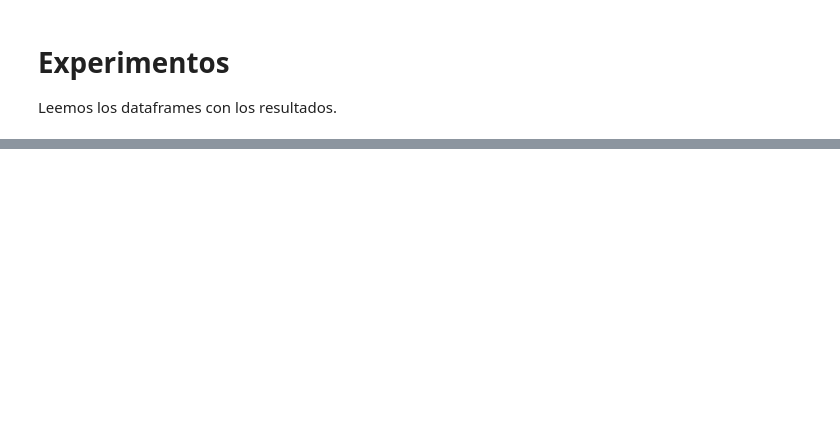
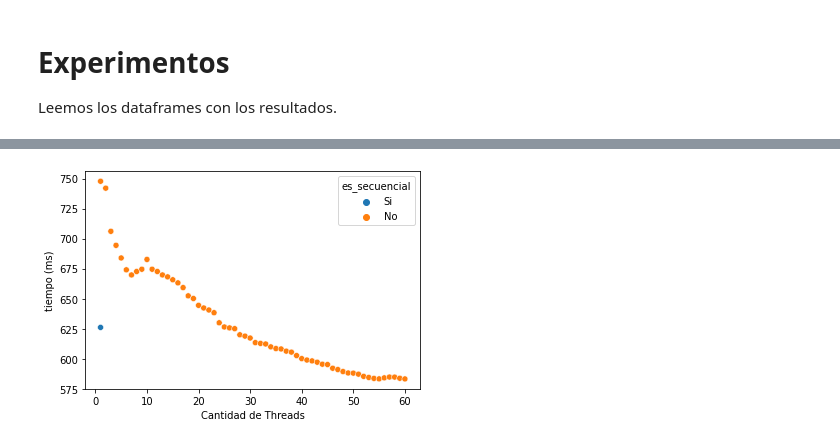
Before and after one commit to maltenzo/TalleresSistemas, a Jupyter notebook: tp/codigo/scripts/analisis.ipynb, the cells around one changed output, grey strips where cells are left out. Cells and saved outputs as stored; diff of their text form; code cells hidden in the pictures; blank space fills up the shorter version.

```diff
--- a/tp/codigo/scripts/analisis.ipynb
+++ b/tp/codigo/scripts/analisis.ipynb
@@ -19,6 +19,10 @@ df_resultados_maximo["n"] = df_resultados_maximo.apply(lambda column: 200*column
 df_resultados_cargarArchivo_secuencial = pd.read_csv("../resultados/resultado_cargarArchivo_secuencial.csv");
 df_resultados_cargarArchivo_concurrente = pd.read_csv("../resultados/resultado_cargarArchivo_concurrente.csv");
 df_resultados_cargarArchivo = df_resultados_cargarArchivo_secuencial.append(df_resultados_cargarArchivo_concurrente, ignore_index = True);
+
+df_resultados_cargarArchivo_secuencial_150 = pd.read_csv("../resultados/resultado_cargarArchivo_secuencial_150.csv");
+df_resultados_cargarArchivo_concurrente_150 = pd.read_csv("../resultados/resultado_cargarArchivo_concurrente_150.csv");
+df_resultados_cargarArchivo_150 = df_resultados_cargarArchivo_secuencial_150.append(df_resultados_cargarArchivo_concurrente_150, ignore_index = True);
 # %%
 # Graficamos los tiempos de ejecución de cada dataset en función de n.
 df_maximo_concurrente = df_resultados_maximo[((df_resultados_maximo['cantThreadsMaximo'] == 1) | (df_resultados_maximo['cantThreadsMaximo'] == 6) | (df_resultados_maximo['cantThreadsMaximo'] == 12) | (df_resultados_maximo['cantThreadsMaximo'] == 24)) & (df_resultados_maximo['es_secuencial'] == 'No')]
@@ -55,0 +60,7 @@ plt.savefig("../graficos/cargarArchivos.svg");
+# %%
+# Graficamos los gaps de ejecución de cada dataset en función de n.
+fig = sns.scatterplot(data=df_resultados_cargarArchivo_150, x='cantThreadsLectura', y='tiempo', hue = 'es_secuencial');
+fig.set(xlabel='Cantidad de Threads', ylabel='tiempo (ms)');
+plt.savefig("../graficos/cargarArchivos.svg");
+# %% [output]
+[figure, added]
```
Also changed, not shown: parts of 3 cells of this notebook, 3 other files.
